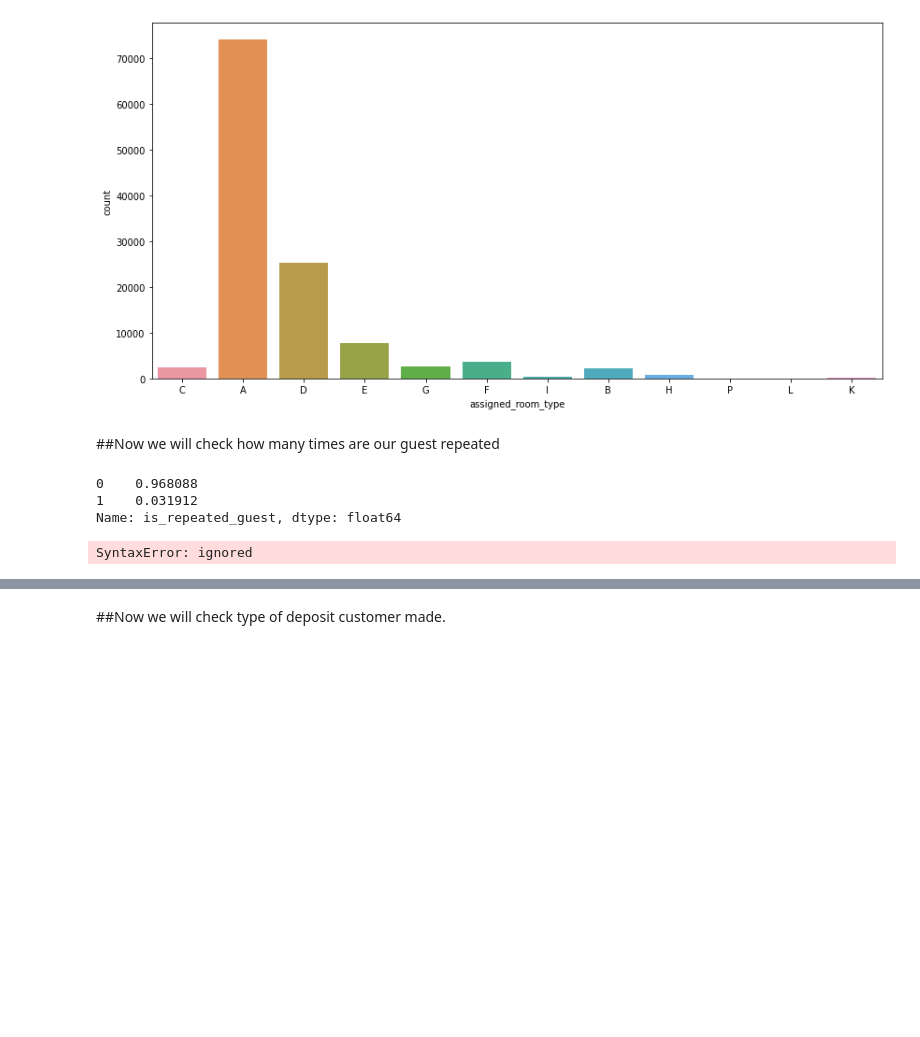
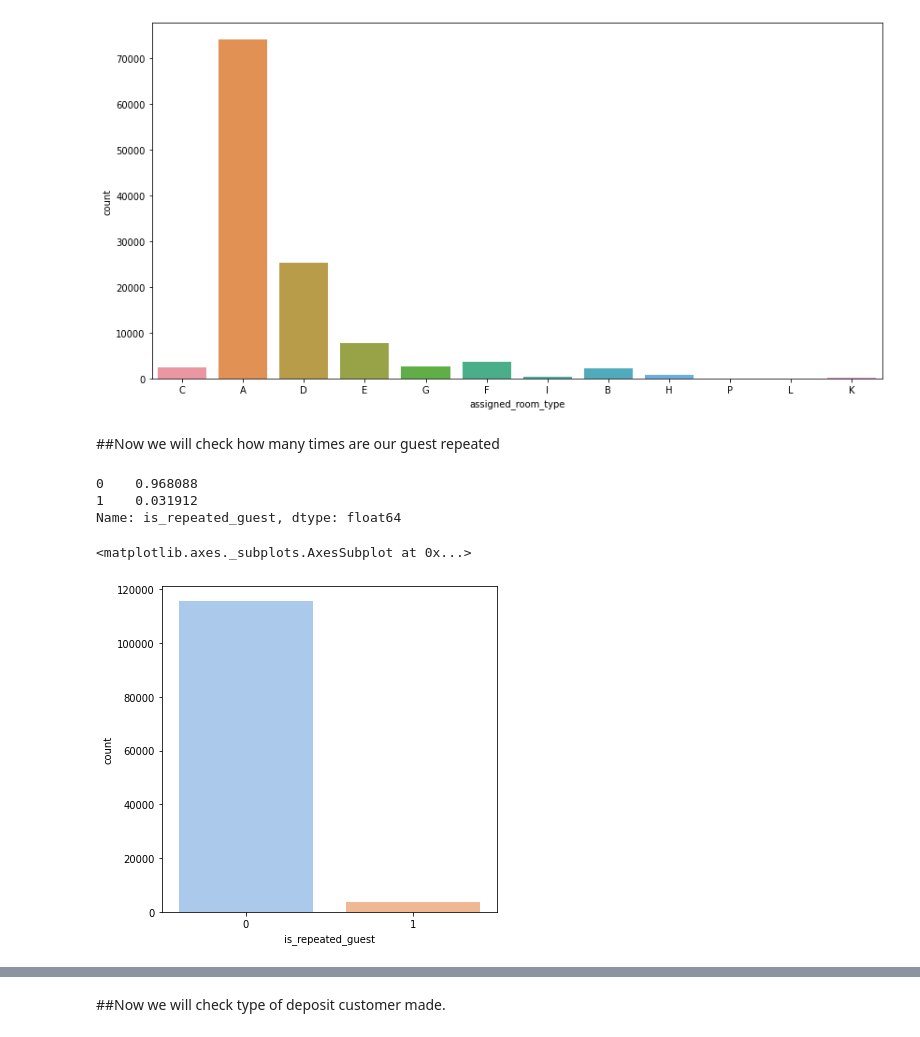
Before and after one commit to SajalSinha/Hotel_booking_Analysis, a Jupyter notebook: Hotel_Booking_Analysis_Capstone_Project.ipynb, the cells around one changed output, grey strips where cells are left out. Drawn from its saved outputs; the diff is of its cells as text; code cells hidden in the pictures; blank space fills up the shorter version.

```diff
--- a/Hotel_Booking_Analysis_Capstone_Project.ipynb
+++ b/Hotel_Booking_Analysis_Capstone_Project.ipynb
@@ -499,9 +490,10 @@ df.is_repeated_guest.value_counts(normalize=True)
 Name: is_repeated_guest, dtype: float64
 # %%
 plt.figure(figsize=(6,6))
-sns.(df['is_repeated_guest'], palette='pastel')
+sns.countplot(df['is_repeated_guest'], palette='pastel')
 # %% [output]
-SyntaxError: ignored
+<matplotlib.axes._subplots.AxesSubplot at 0x...>
+[figure, added]
 # %%
 is_repeated = [0,1]
 
```
Also changed, not shown: parts of 19 cells of this notebook.
